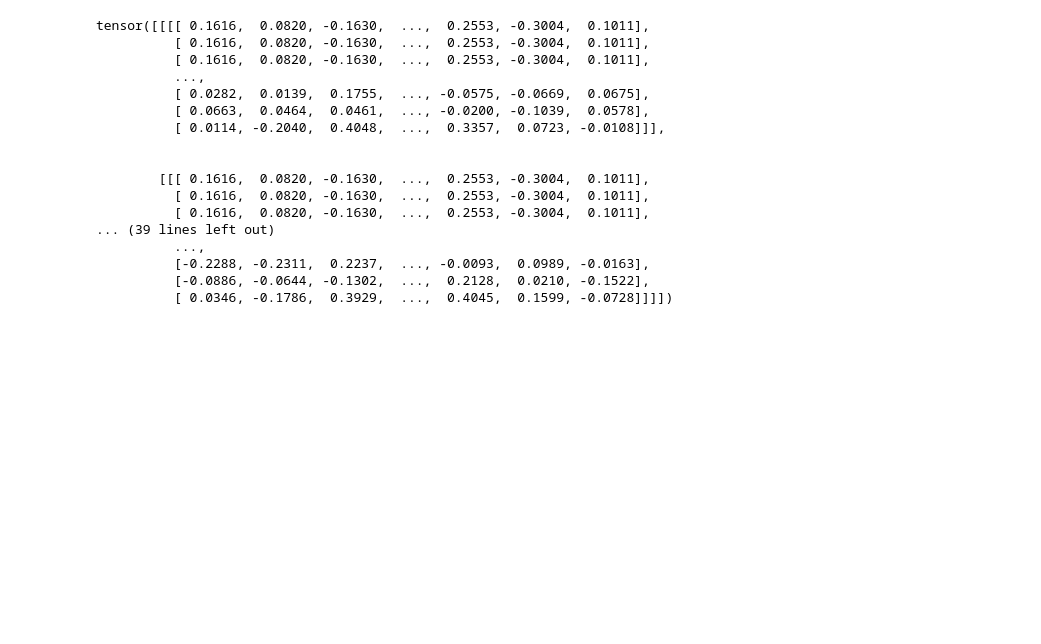
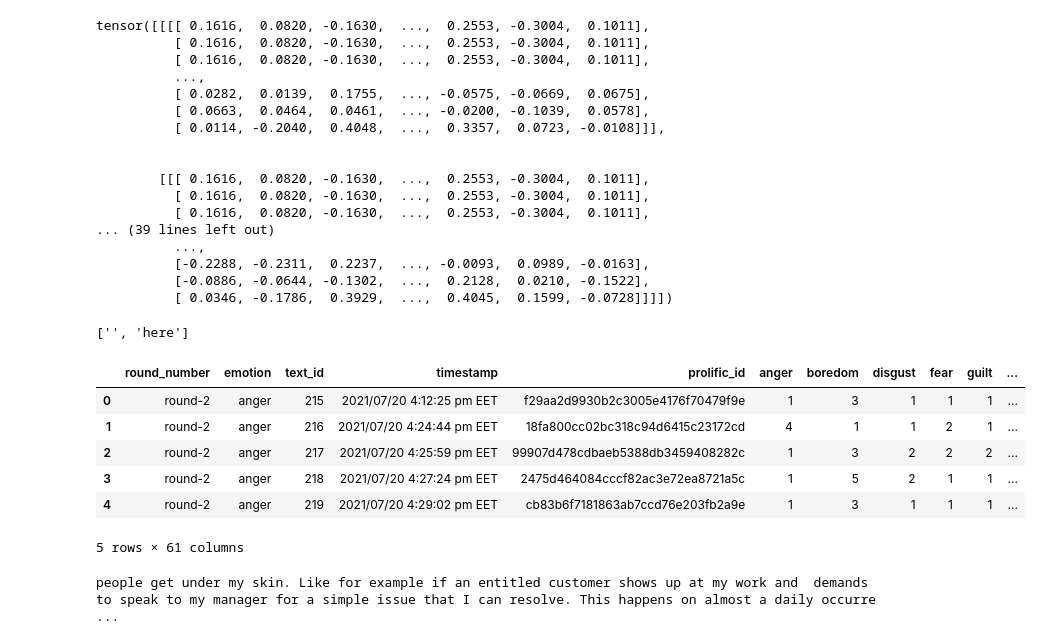
Before and after one commit to b-analyst/emo-llm, a Jupyter notebook: test.ipynb, the cells around one changed output. Cells and saved outputs as stored; diff of their text form; code cells hidden in the pictures; blank space fills up the shorter version.

```diff
--- a/test.ipynb
+++ b/test.ipynb
@@ -558,3 +558,25 @@ tensor([[[[ 0.1616,  0.0820, -0.1630,  ...,  0.2553, -0.3004,  0.1011],
           [-0.2288, -0.2311,  0.2237,  ..., -0.0093,  0.0989, -0.0163],
           [-0.0886, -0.0644, -0.1302,  ...,  0.2128,  0.0210, -0.1522],
           [ 0.0346, -0.1786,  0.3929,  ...,  0.4045,  0.1599, -0.0728]]]])
+# %%
+string =  "splithere"
+string.split("split")
+# %% [output]
+['', 'here']
+# %%
+import pandas as pd
+
+df = pd.read_csv("data/enVent_gen_Data.csv", encoding='ISO-8859-1')
+df.head()
+# %% [output]
+|  | round_number | emotion | text_id | timestamp | prolific_id | anger | boredom | disgust | fear | guilt | ... |
+| 0 | round-2 | anger | 215 | 2021/07/20 4:12:25 pm EET | f29aa2d9930b2c3005e4176f70479f9e | 1 | 3 | 1 | 1 | 1 | ... |
+| 1 | round-2 | anger | 216 | 2021/07/20 4:24:44 pm EET | 18fa800cc02bc318c94d6415c23172cd | 4 | 1 | 1 | 2 | 1 | ... |
+| 2 | round-2 | anger | 217 | 2021/07/20 4:25:59 pm EET | 99907d478cdbaeb5388db3459408282c | 1 | 3 | 2 | 2 | 2 | ... |
+| 3 | round-2 | anger | 218 | 2021/07/20 4:27:24 pm EET | 2475d464084cccf82ac3e72ea8721a5c | 1 | 5 | 2 | 1 | 1 | ... |
+| 4 | round-2 | anger | 219 | 2021/07/20 4:29:02 pm EET | cb83b6f7181863ab7ccd76e203fb2a9e | 1 | 3 | 1 | 1 | 1 | ... |
+5 rows × 61 columns
+# %%
+print(df["hidden_emo_text"][0])
+# %% [output]
+people get under my skin. Like for example if an entitled customer shows up at my work and  demands to speak to my manager for a simple issue that I can resolve. This happens on almost a daily occurre ...
```
Also changed, not shown: 2 other files.
